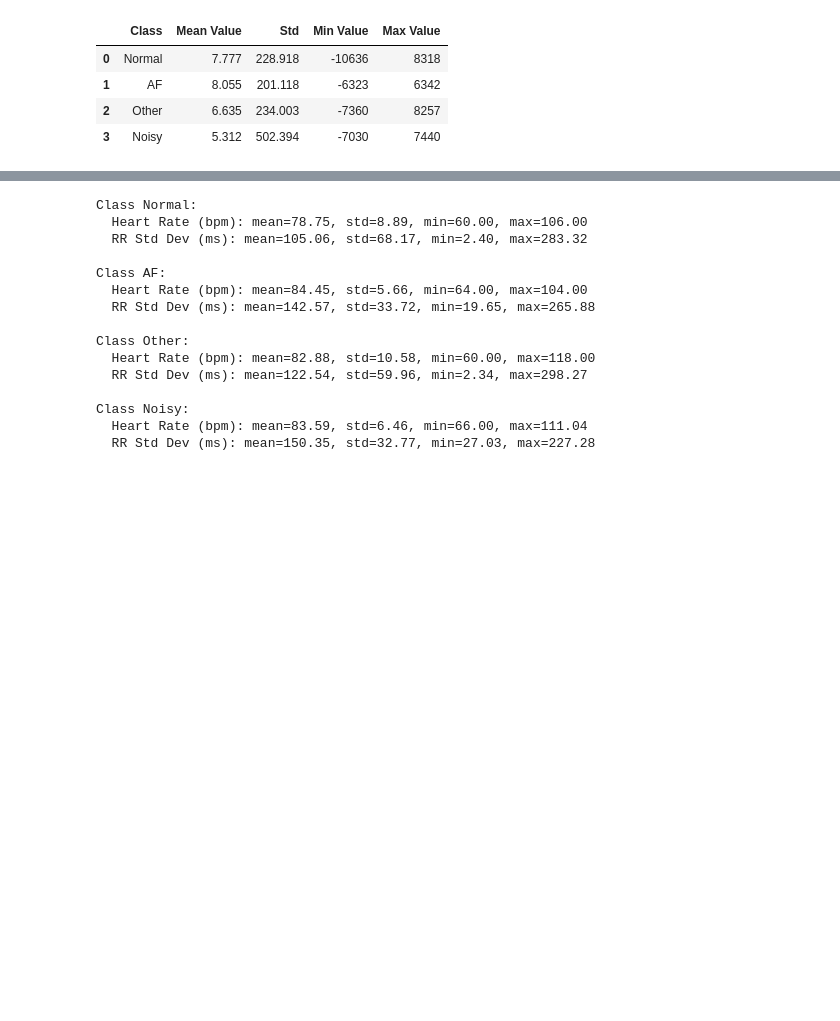
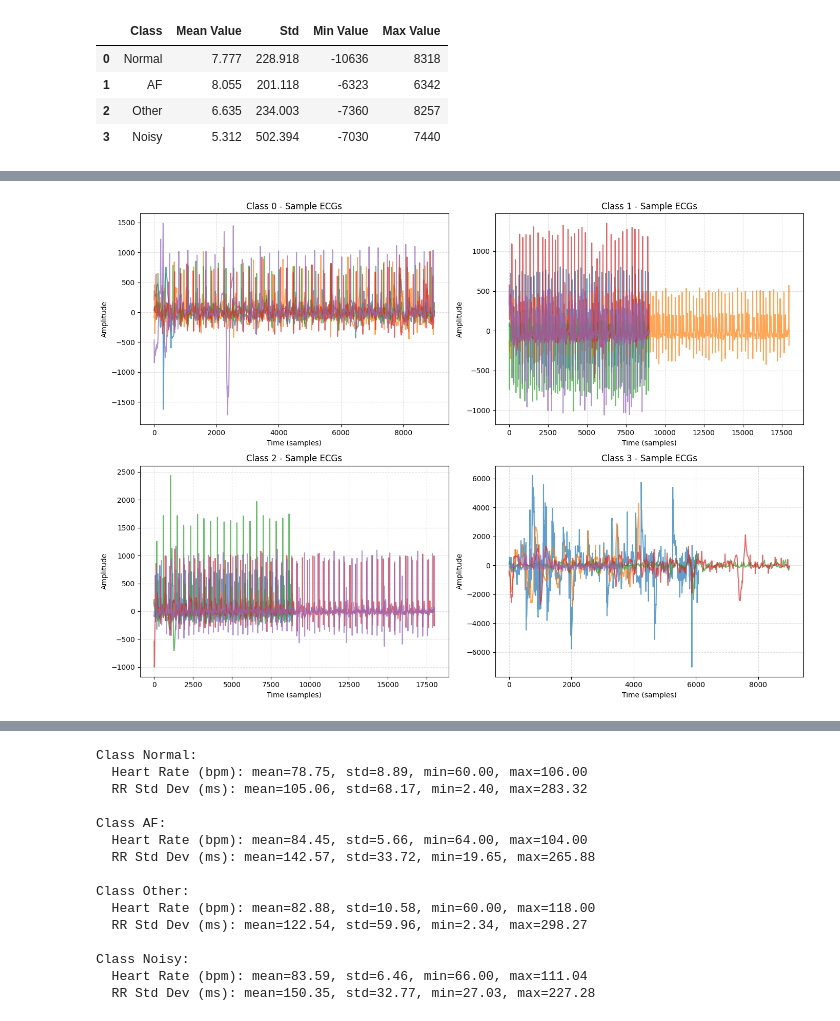
Before and after one commit to emirhansarioglu/ecg-timeseries-model, a Jupyter notebook: Dataset_Exploration/EDA.ipynb, the cells around one changed output, grey strips where cells are left out. Cells and saved outputs as stored; diff of their text form; code cells hidden in the pictures; blank space fills up the shorter version.

```diff
--- a/Dataset_Exploration/EDA.ipynb
+++ b/Dataset_Exploration/EDA.ipynb
@@ -333 +331,22 @@ In contrast, Normal, AF, and Other classes show similar spectral patterns with m
+# %%
+import random
+plt.figure(figsize=(14, 10))
+
+# Her sınıftan ayrı subplot
+for label in sorted(df['label'].unique()):
+    plt.subplot(2, 2, label + 1)
+    samples = df[df['label'] == label].sample(n=5, random_state=42)['signal']
+
+    for sig in samples:
+        plt.plot(sig, alpha=0.7)
+
+    plt.title(f"Class {label} - Sample ECGs")
+    plt.xlabel("Time (samples)")
+    plt.ylabel("Amplitude")
+    plt.grid(True, linestyle='--', alpha=0.4)
+
+plt.tight_layout()
+plt.show()
+# %% [output]
+[figure, added]
 # %% [markdown]
```
Also changed, not shown: parts of 25 cells of this notebook.
